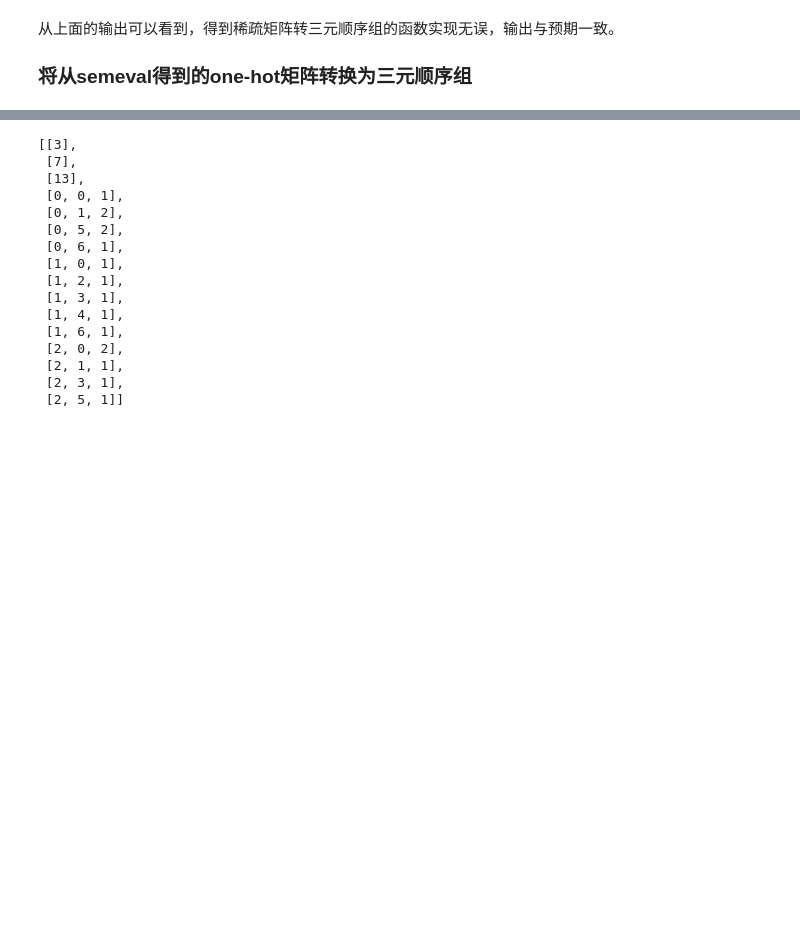
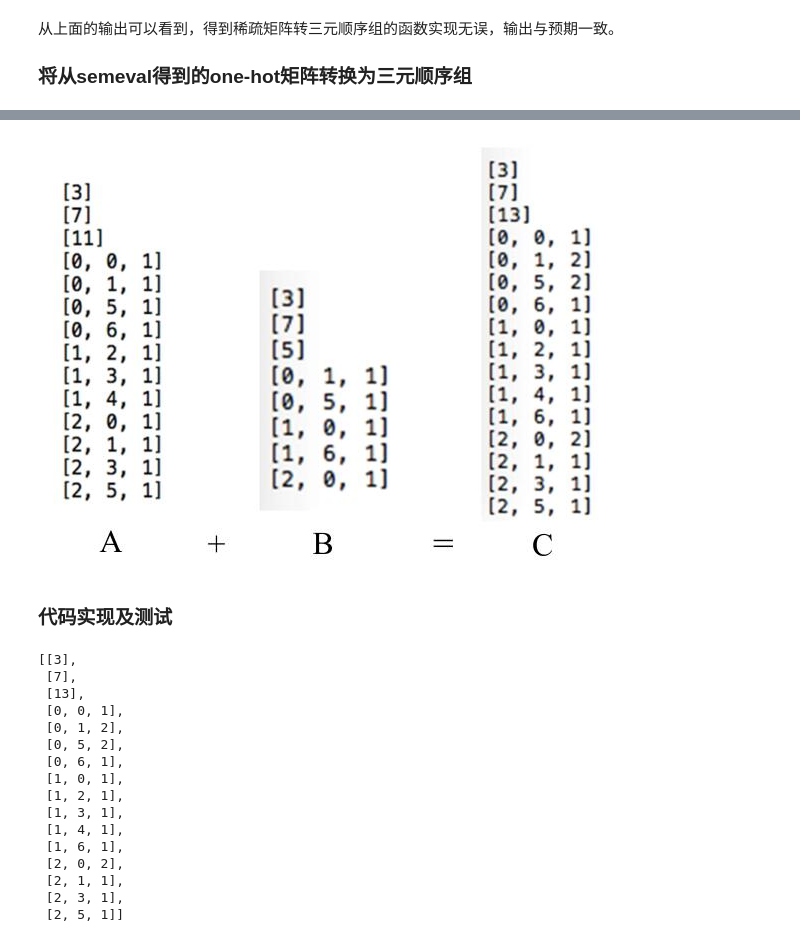
Before and after one commit to linzch3/Open-Course-Learning, a Jupyter notebook: A04.Artificial Intelligence - SYSU - RYH/Lab 1 - [Dataset processing]+[TF-IDF]+[one hot vector]/Lab 1 - Dataset processing.ipynb, the cells around one changed output, grey strips where cells are left out. Saved outputs shown, nothing was run; the diff lists cells and outputs as text; code cells hidden in the pictures; blank space fills up the shorter version.

```diff
--- a/A04.Artificial Intelligence - SYSU - RYH/Lab 1 - [Dataset processing]+[TF-IDF]+[one hot vector]/Lab 1 - Dataset processing.ipynb
+++ b/A04.Artificial Intelligence - SYSU - RYH/Lab 1 - [Dataset processing]+[TF-IDF]+[one hot vector]/Lab 1 - Dataset processing.ipynb
@@ -364,3 +364,9 @@ saveDataToFile(tripleTable_semeval, 'smatrix.txt')
+# %%
+稀疏矩阵例子
+# %% [output]
+[figure, added]
+# %% [markdown]
+### 代码实现及测试
 # %%
 import numpy as np
 
```
Also changed, not shown: parts of 8 cells of this notebook.
